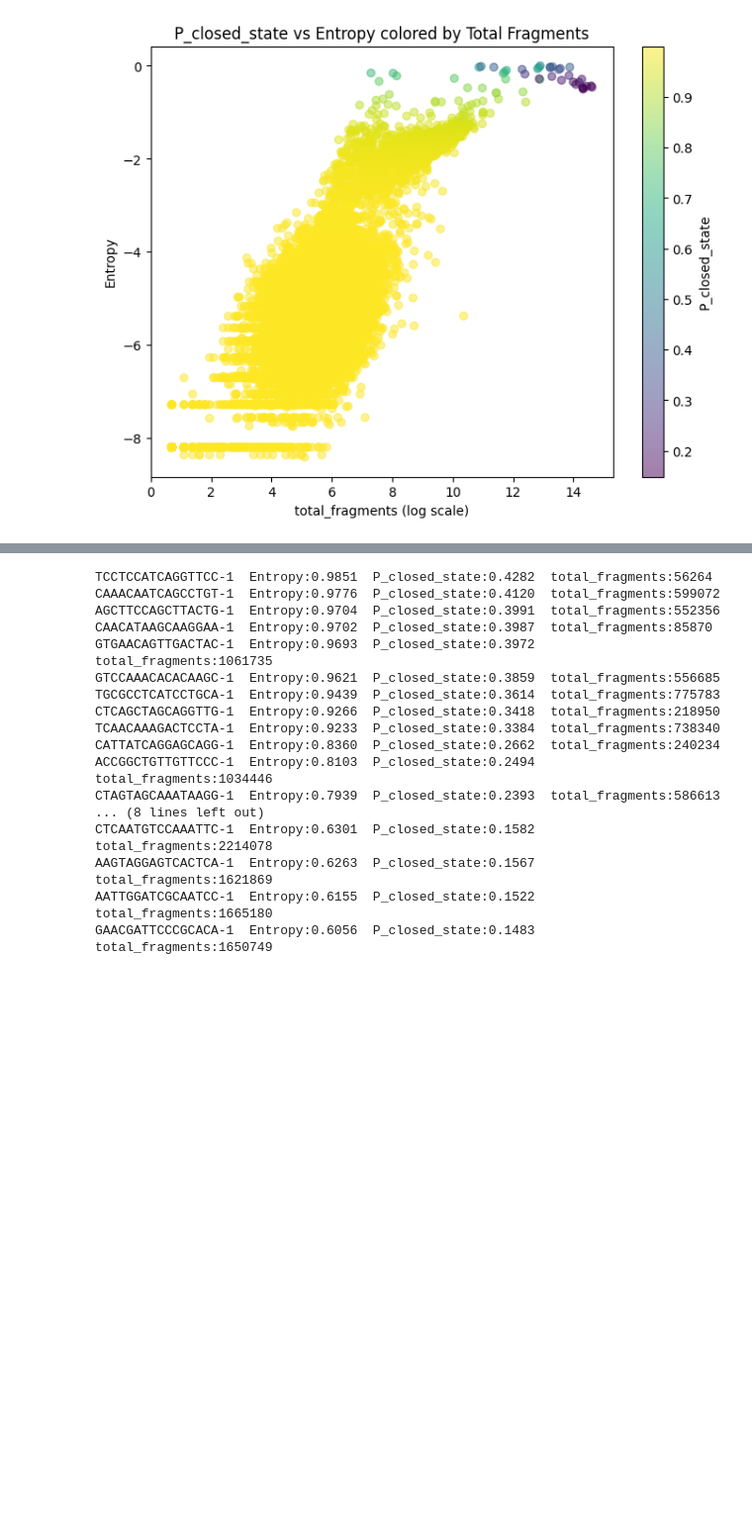
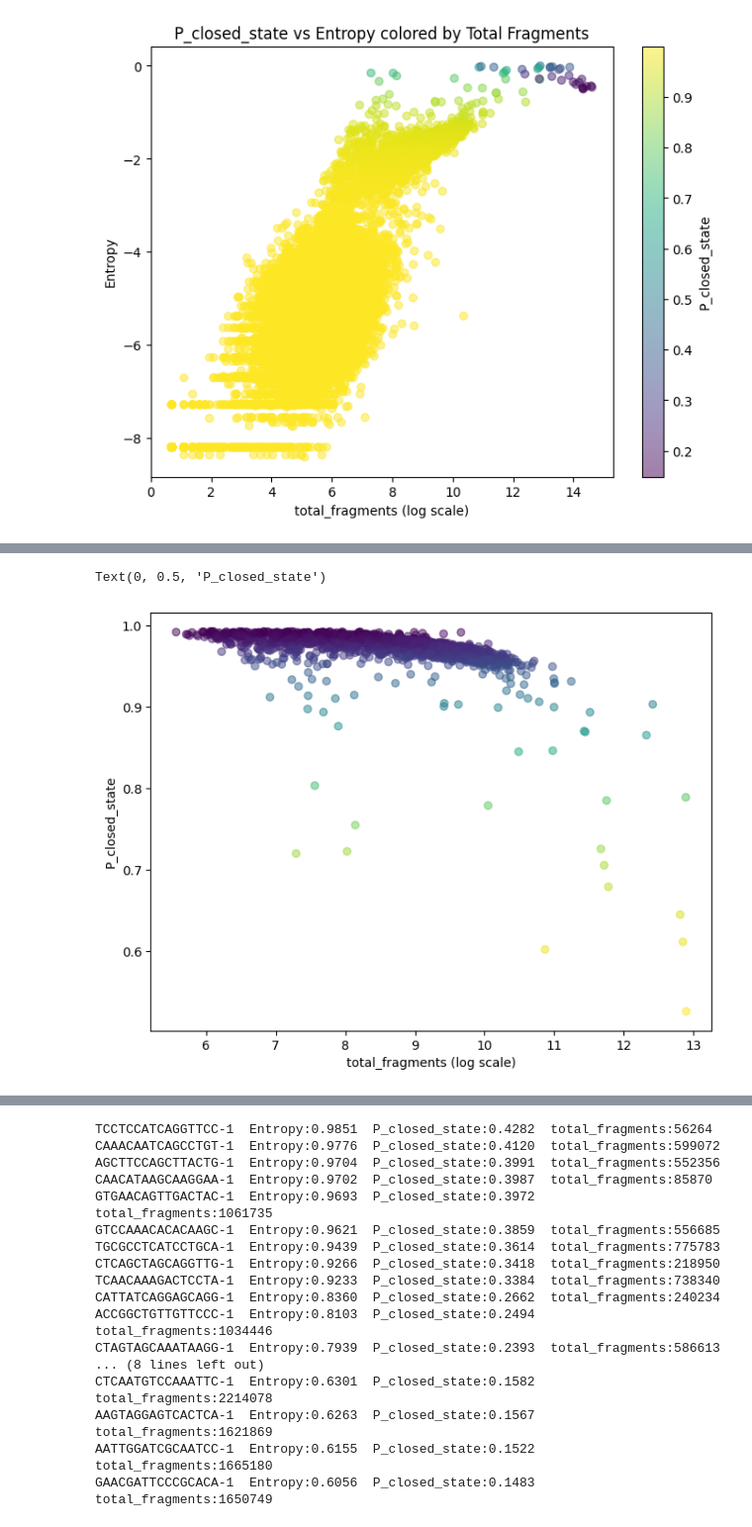
Before and after one commit to streetslab/SADE, a Jupyter notebook: EDA/demo_p1.ipynb, the cells around one changed output, grey strips where cells are left out. Shown at 99% size. Cells and saved outputs as stored; diff of their text form; code cells hidden in the pictures; blank space fills up the shorter version.

```diff
--- a/EDA/demo_p1.ipynb
+++ b/EDA/demo_p1.ipynb
@@ -133,0 +122,4 @@ Name: TCCTCCATCAGGTTCC-1, dtype: object
+# %%
+union_cell_info_file = '/mnt/hdd_bob/syy/adipose/atac/res/VIB_10xmultiome_2_WS3000F/_cell_calling_comparison/Union_cell_3set.tsv'
+union_cell_info = pd.read_csv(union_cell_info_file, sep='\t', index_col=0)
+union_cell_info.head(2)
@@ -133,0 +131,11 @@ Name: TCCTCCATCAGGTTCC-1, dtype: object
+# %%
+union_cell_info['P_closed_state'] = union_cell_info.index.map(entropy_df.set_index('atac_bc')['P_closed_state'])
+# %%
+fig, ax = plt.subplots(figsize=(8, 6))
+v1 = ax.scatter(np.log(union_cell_info['total_fragments']), union_cell_info['P_closed_state'], alpha=0.5,
+                c = union_cell_info['Entropy'],)
+ax.set_xlabel('total_fragments (log scale)')
+ax.set_ylabel('P_closed_state')
+# %% [output]
+Text(0, 0.5, 'P_closed_state')
+[figure, added]
```
Also changed, not shown: parts of 13 cells of this notebook, 13 other files.
